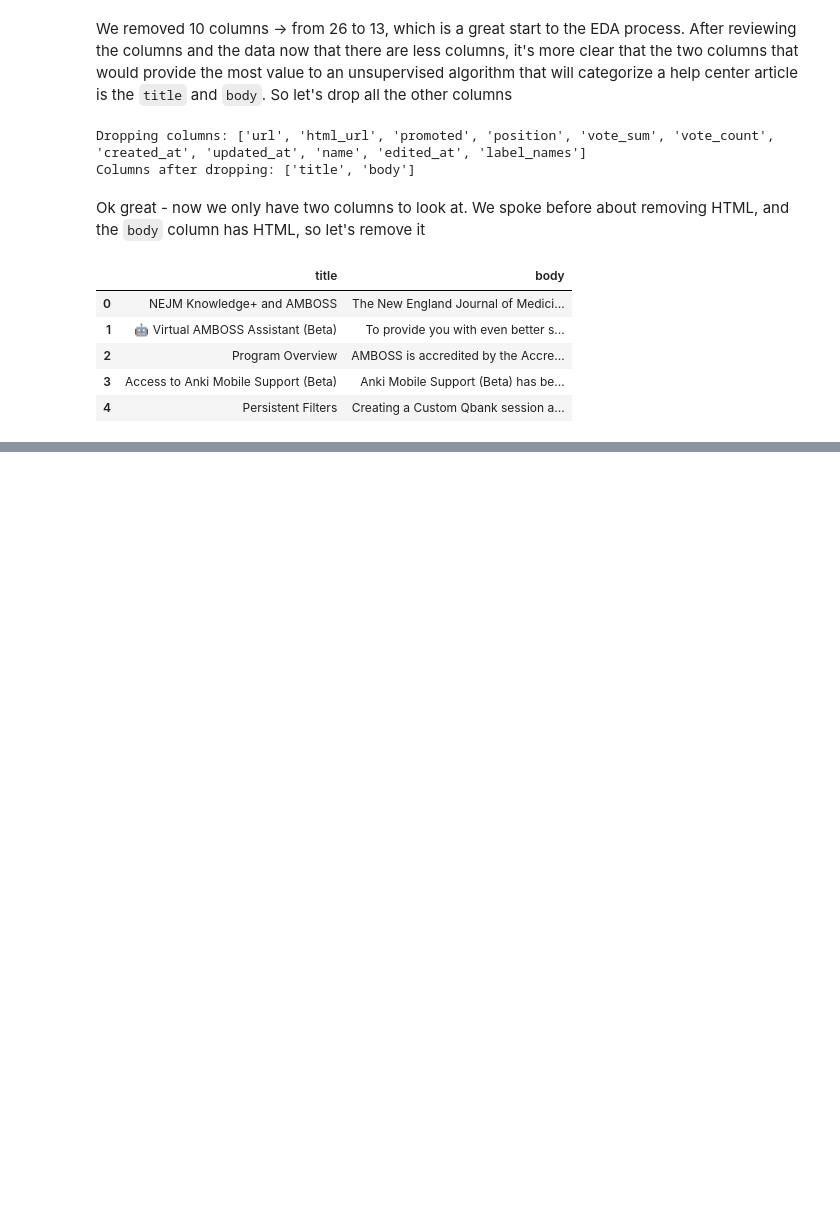
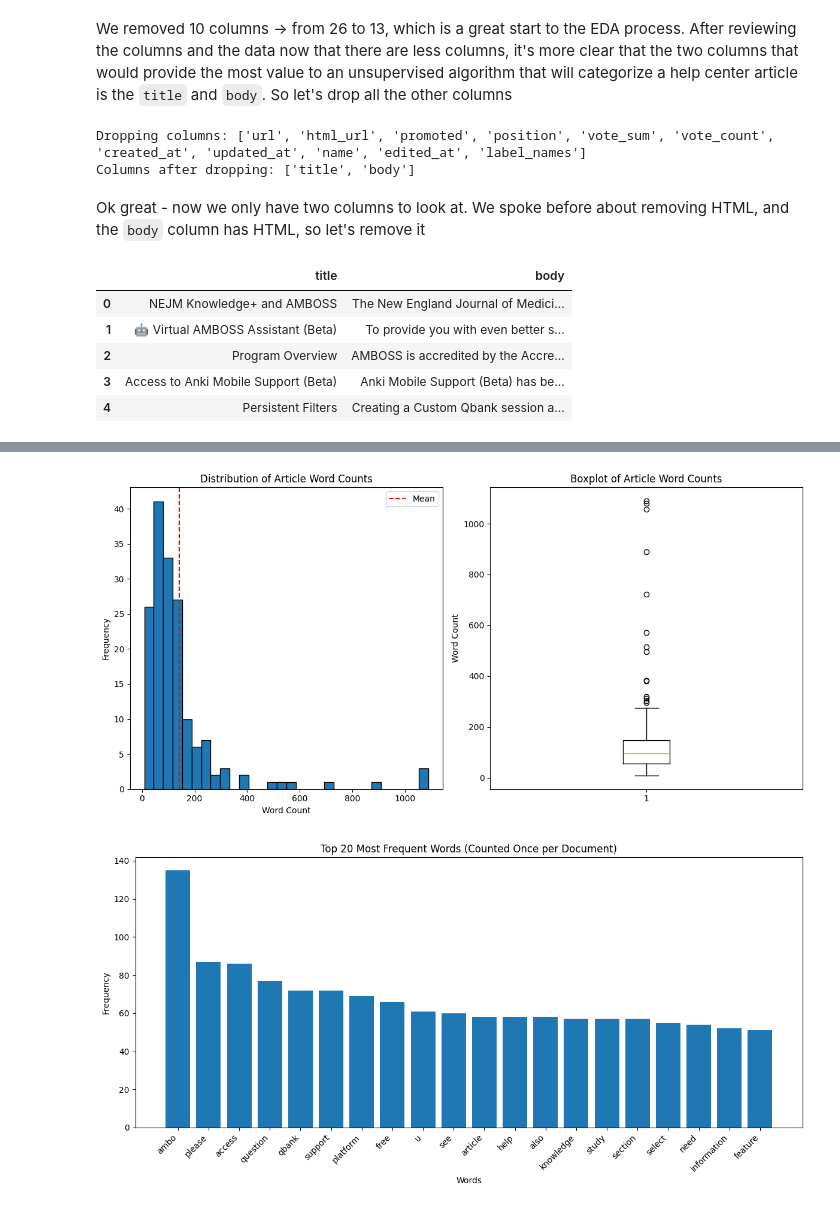
Before and after one commit to jchiare/unsupervised-ml-final, a Jupyter notebook: main.ipynb, the cells around one changed output, grey strips where cells are left out. Cells and saved outputs as stored; diff of their text form; code cells hidden in the pictures; blank space fills up the shorter version.

```diff
--- a/main.ipynb
+++ b/main.ipynb
@@ -189,0 +195,17 @@ Now that we have chosen our important columns, let's do some data analysis on th
+# %%
+from nltk.stem import WordNetLemmatizer
+from nltk.corpus import stopwords
+import re
+
+lemmatizer = WordNetLemmatizer()
+stop_words = set(stopwords.words('english'))
+def clean_text(text):
+    text = re.sub(r'\W', ' ', text)
+    text = re.sub(r'\s+', ' ', text)
+    text = re.sub(r'https?://\S+|www\.\S+', '', text)
+    text = text.lower()
+    words = text.split()
+    words = [lemmatizer.lemmatize(word) for word in words if word not in stop_words]
+    return ' '.join(words)
+
+df['body_cleaned'] = df['body'].apply(clean_text)
@@ -189,0 +217,47 @@ Now that we have chosen our important columns, let's do some data analysis on th
+# %%
+import matplotlib.pyplot as plt
+from collections import Counter
+import matplotlib.pyplot as plt
+
+average_body_length = df['body_cleaned'].str.len().mean()
+body_word_count = df['body_cleaned'].str.split().apply(len)
+
+# histogram for word count distribution
+plt.figure(figsize=(12, 6))
+plt.subplot(1, 2, 1)
+plt.hist(body_word_count, bins=30, edgecolor='black')
+plt.title("Distribution of Article Word Counts")
+plt.xlabel("Word Count")
+plt.ylabel("Frequency")
+plt.axvline(body_word_count.mean(), color='r', linestyle='--', label='Mean')
+plt.legend()
+
+# boxplot for word count distribution
+plt.subplot(1, 2, 2)
+plt.boxplot(body_word_count)
+plt.title("Boxplot of Article Word Counts")
+plt.ylabel("Word Count")
+
+plt.tight_layout()
+plt.show()
+
+# get unique words for each document
+document_words = df['body_cleaned'].apply(lambda x: set(x.split()))
+all_unique_words = [word for doc_words in document_words for word in doc_words]
+word_freq = Counter(all_unique_words)
+most_common_words = word_freq.most_common(20)
+
+# plot top 20 words
+plt.figure(figsize=(12, 6))
+words, counts = zip(*most_common_words)
+plt.bar(words, counts)
+plt.title("Top 20 Most Frequent Words (Counted Once per Document)")
+plt.xlabel("Words")
+plt.ylabel("Frequency")
+plt.xticks(rotation=45, ha='right')
+
+plt.tight_layout()
+plt.show()
+# %% [output]
+[figure, added]
+[figure, added]
```
Also changed, not shown: parts of 6 cells of this notebook, 1 other file.
